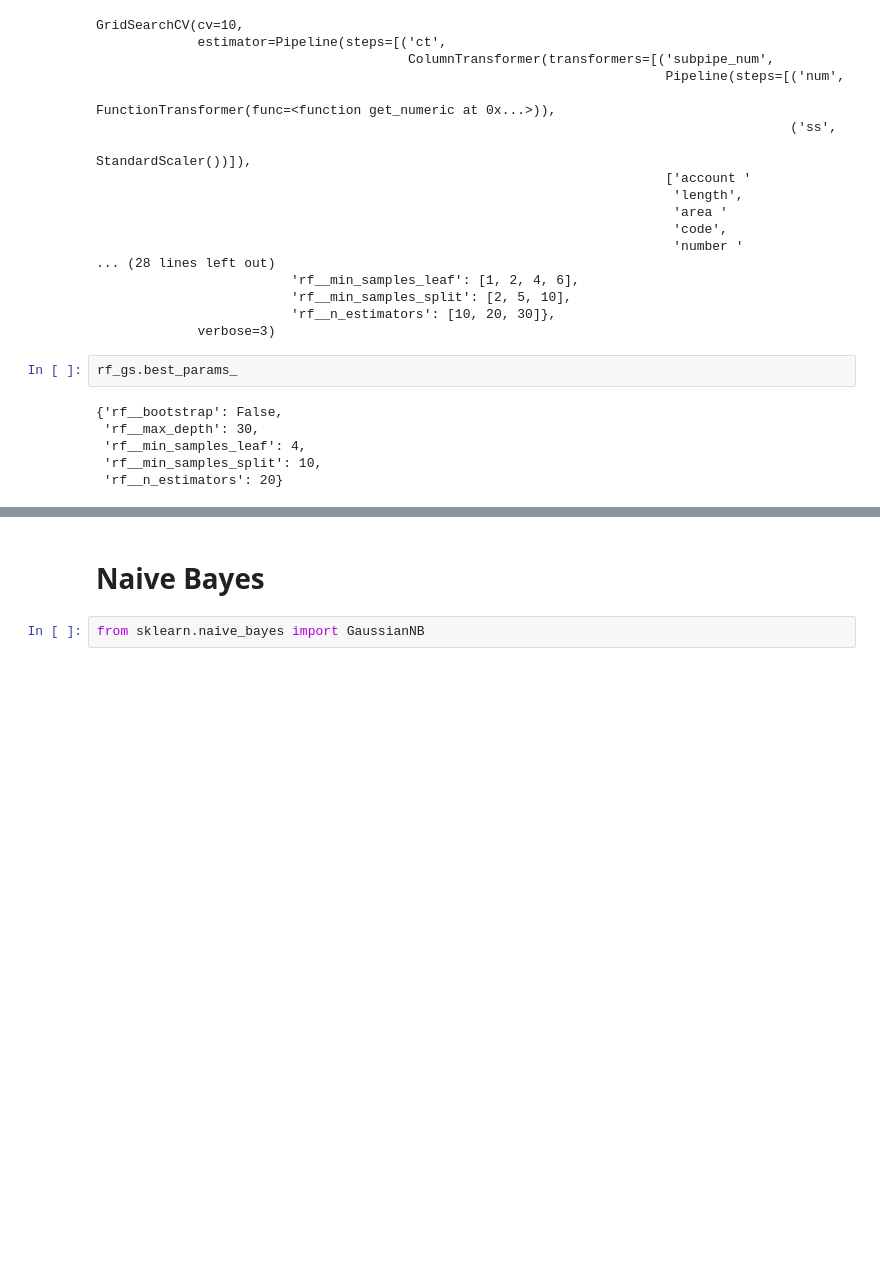
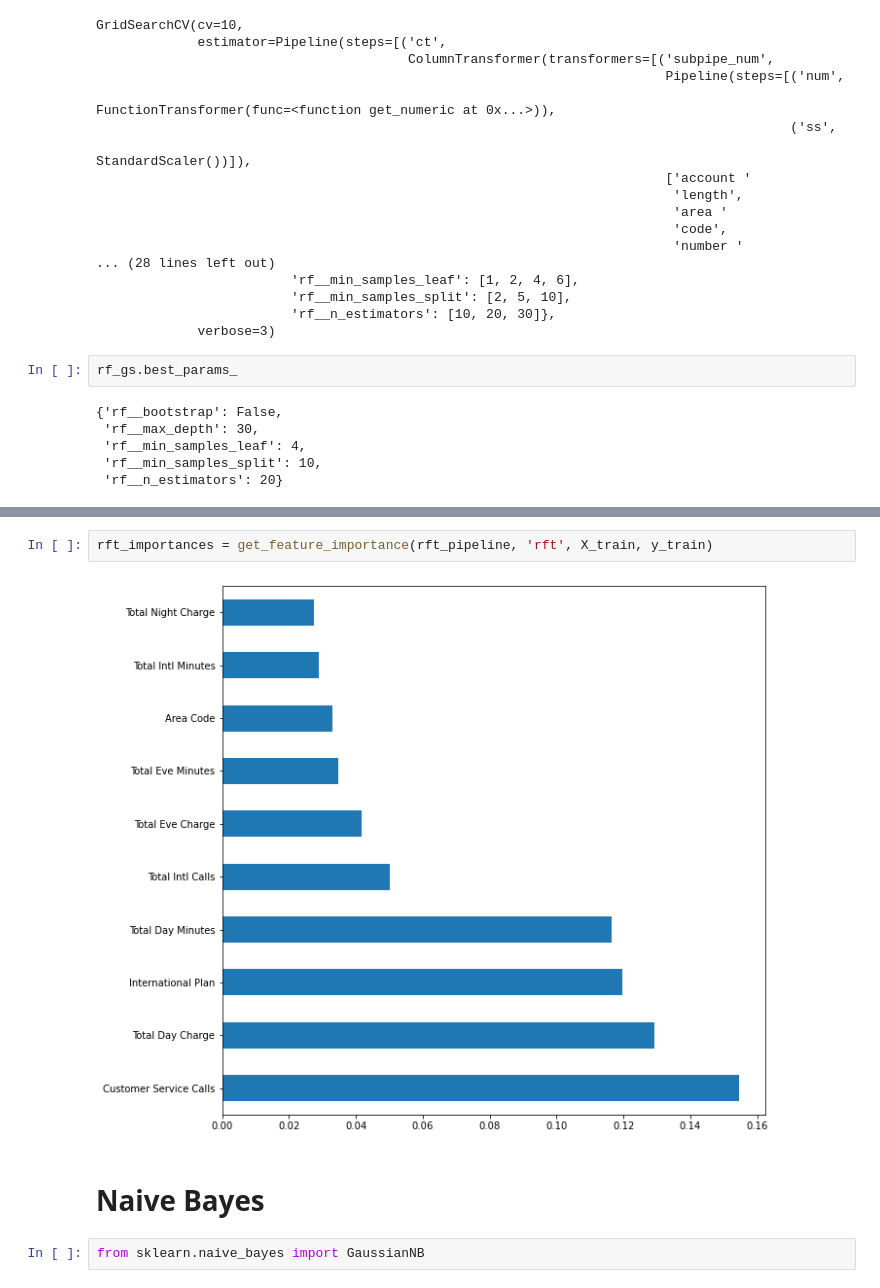
Before and after one commit to ThomasHChapman/P3-Classifer, a Jupyter notebook: WorkingNbs/WorkingNB.ipynb, the cells around one changed output, grey strips where cells are left out. Drawn from its saved outputs; the diff is of its cells as text; blank space fills up the shorter version.

```diff
--- a/WorkingNbs/WorkingNB.ipynb
+++ b/WorkingNbs/WorkingNB.ipynb
@@ -620,3 +735,7 @@ rf_gs.best_params_
+# %%
+rft_importances = get_feature_importance(rft_pipeline, 'rft', X_train, y_train)
+# %% [output]
+[figure, added]
 # %% [markdown]
 # Naive Bayes
 # %%
```
Also changed, not shown: parts of 21 cells of this notebook.
